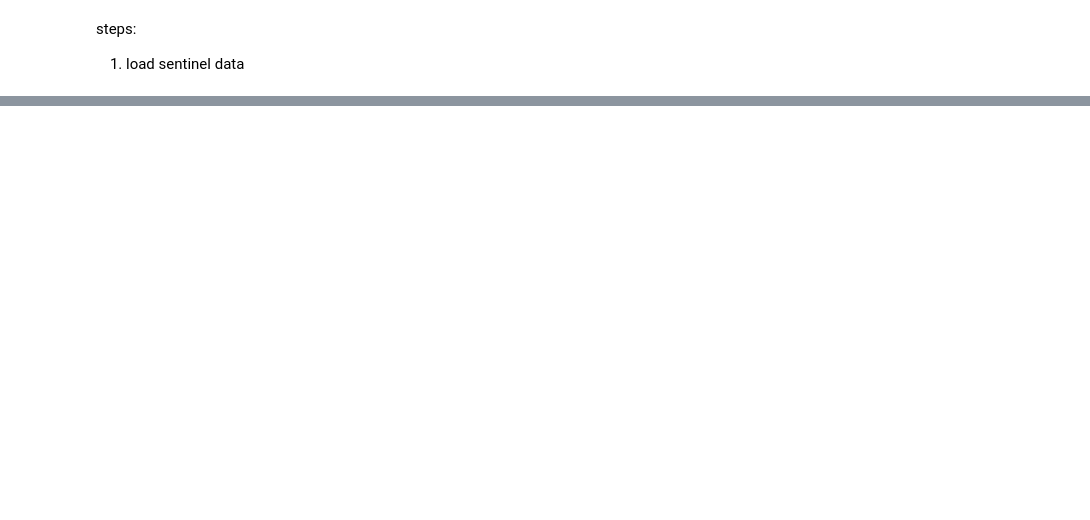
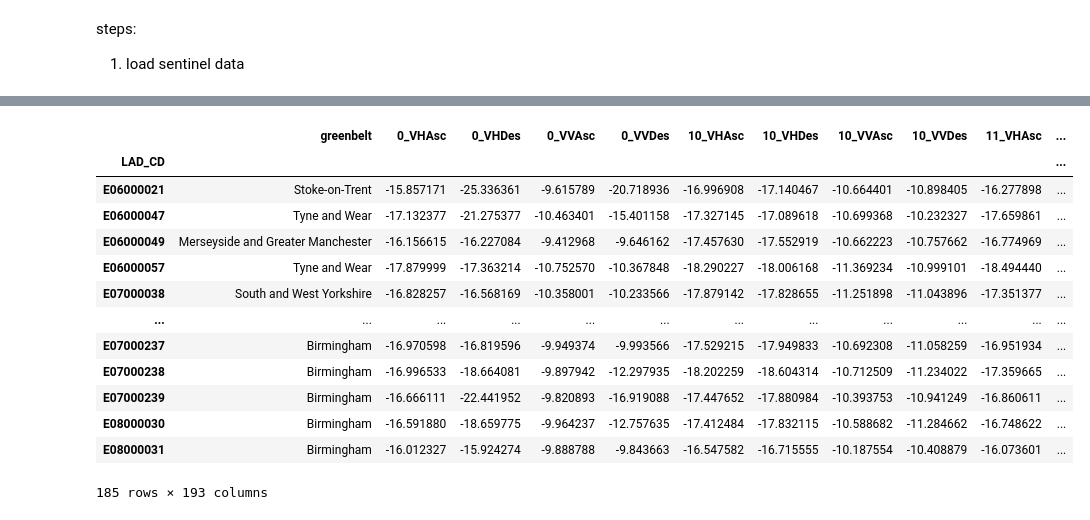
Before and after one commit to FinleyGibson/greensight, a Jupyter notebook: notebooks/sandbox/03_data_unification.ipynb, the cells around one changed output, grey strips where cells are left out. Cells and saved outputs as stored; diff of their text form; code cells hidden in the pictures; blank space fills up the shorter version.

```diff
--- a/notebooks/sandbox/03_data_unification.ipynb
+++ b/notebooks/sandbox/03_data_unification.ipynb
@@ -124,0 +163,17 @@ import matplotlib.pyplot as plt
+# %%
+list(D_out.values())[1]
+# %% [output]
+|  | greenbelt | 0_VHAsc | 0_VHDes | 0_VVAsc | 0_VVDes | 10_VHAsc | 10_VHDes | 10_VVAsc | 10_VVDes | 11_VHAsc | ... |
+| LAD_CD |  |  |  |  |  |  |  |  |  |  | ... |
+| E06000021 | Stoke-on-Trent | -15.857171 | -25.336361 | -9.615789 | -20.718936 | -16.996908 | -17.140467 | -10.664401 | -10.898405 | -16.277898 | ... |
+| E06000047 | Tyne and Wear | -17.132377 | -21.275377 | -10.463401 | -15.401158 | -17.327145 | -17.089618 | -10.699368 | -10.232327 | -17.659861 | ... |
+| E06000049 | Merseyside and Greater Manchester | -16.156615 | -16.227084 | -9.412968 | -9.646162 | -17.457630 | -17.552919 | -10.662223 | -10.757662 | -16.774969 | ... |
+| E06000057 | Tyne and Wear | -17.879999 | -17.363214 | -10.752570 | -10.367848 | -18.290227 | -18.006168 | -11.369234 | -10.999101 | -18.494440 | ... |
+| E07000038 | South and West Yorkshire | -16.828257 | -16.568169 | -10.358001 | -10.233566 | -17.879142 | -17.828655 | -11.251898 | -11.043896 | -17.351377 | ... |
+| ... | ... | ... | ... | ... | ... | ... | ... | ... | ... | ... | ... |
+| E07000237 | Birmingham | -16.970598 | -16.819596 | -9.949374 | -9.993566 | -17.529215 | -17.949833 | -10.692308 | -11.058259 | -16.951934 | ... |
+| E07000238 | Birmingham | -16.996533 | -18.664081 | -9.897942 | -12.297935 | -18.202259 | -18.604314 | -10.712509 | -11.234022 | -17.359665 | ... |
+| E07000239 | Birmingham | -16.666111 | -22.441952 | -9.820893 | -16.919088 | -17.447652 | -17.880984 | -10.393753 | -10.941249 | -16.860611 | ... |
+| E08000030 | Birmingham | -16.591880 | -18.659775 | -9.964237 | -12.757635 | -17.412484 | -17.832115 | -10.588682 | -11.284662 | -16.748622 | ... |
+| E08000031 | Birmingham | -16.012327 | -15.924274 | -9.888788 | -9.843663 | -16.547582 | -16.715555 | -10.187554 | -10.408879 | -16.073601 | ... |
+185 rows × 193 columns
```
Also changed, not shown: parts of 29 cells of this notebook, 5 other files.
